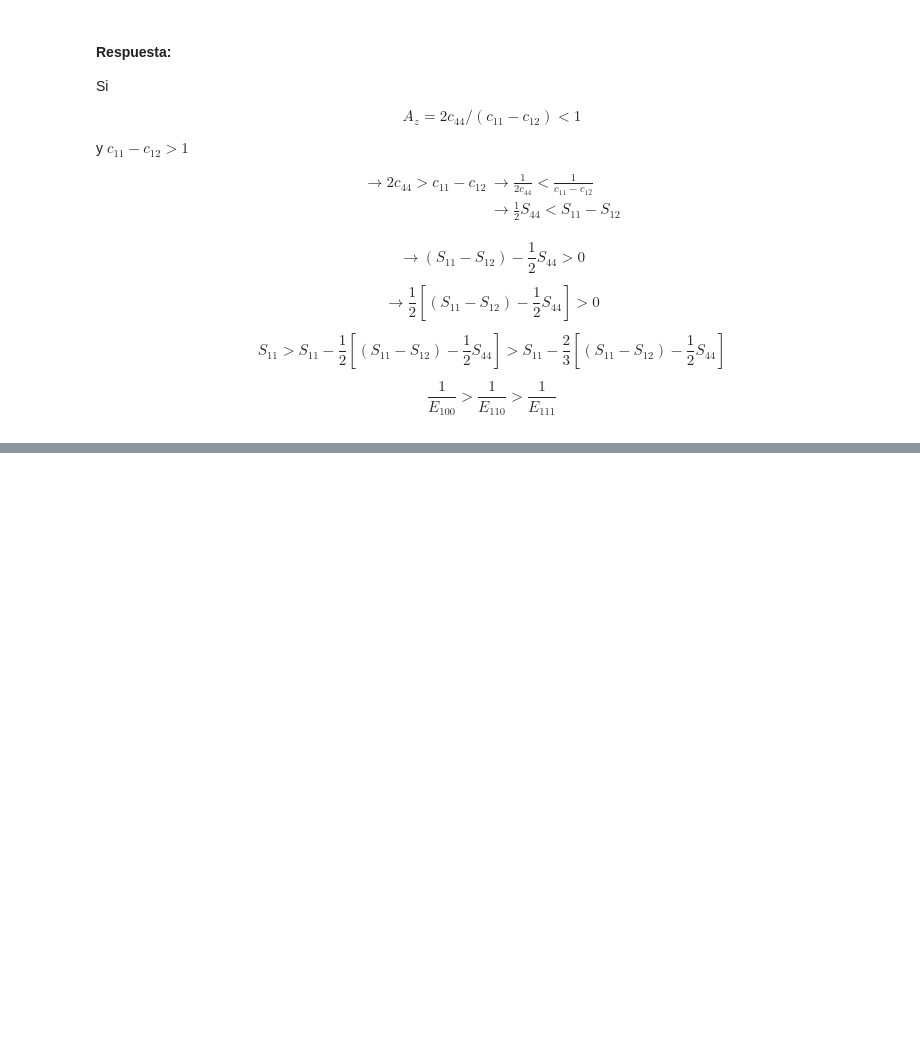
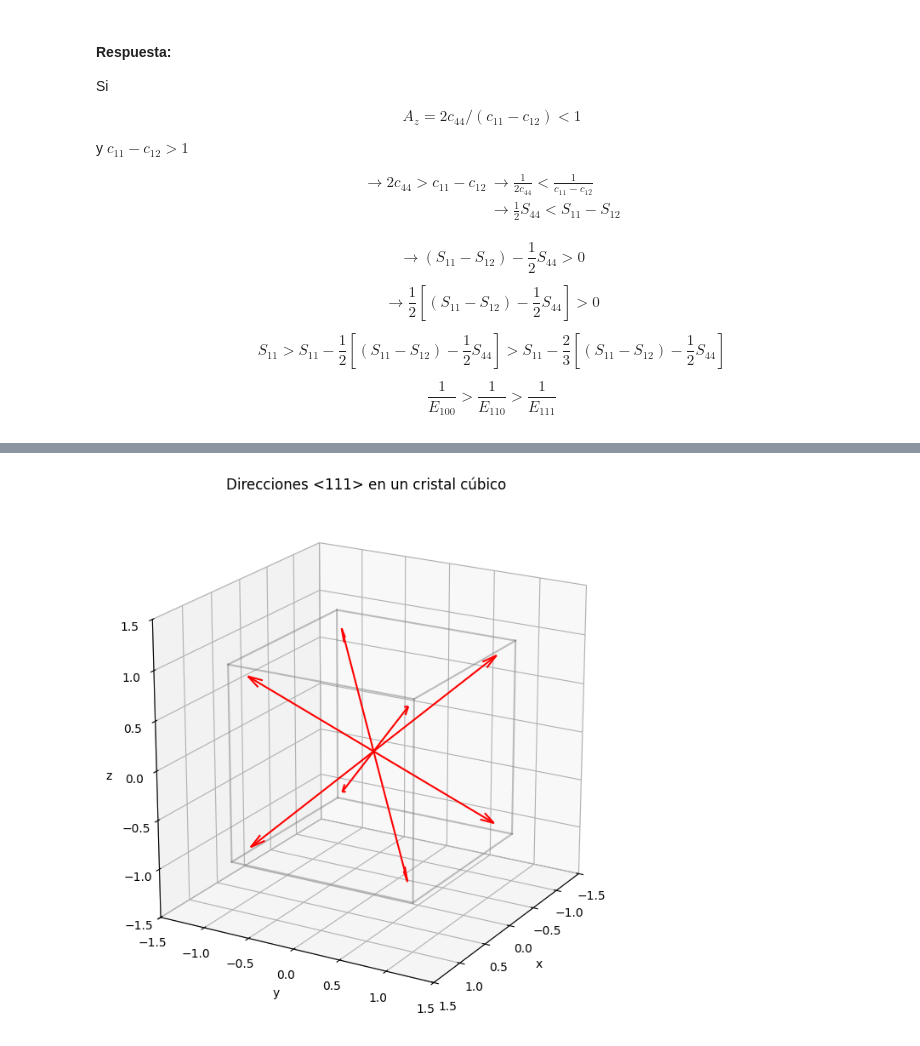
Before and after one commit to xquintaesenciax/smn, a Jupyter notebook: MSN-Guia.ipynb, the cells around one changed output, grey strips where cells are left out. Drawn from its saved outputs; the diff is of its cells as text; code cells hidden in the pictures; blank space fills up the shorter version.

```diff
--- a/MSN-Guia.ipynb
+++ b/MSN-Guia.ipynb
@@ -1580,0 +1977,58 @@ donde en $BaFeO_{3}$ se considera $z = 6$ por los 6 vecinos magnéticos Fe conec
+# %%
+import numpy as np
+import matplotlib.pyplot as plt
+
+# Direcciones <111>
+directions = [
+    [1, 1, 1],
+    [1, 1, -1],
+    [1, -1, 1],
+    [1, -1, -1],
+    [-1, 1, 1],
+    [-1, 1, -1],
+    [-1, -1, 1],
+    [-1, -1, -1],
+]
+
+# Normalizamos las direcciones
+directions = np.array([v/np.linalg.norm(v) for v in directions])
+
+# Configuración del gráfico
+fig = plt.figure(figsize=(8, 8))
+ax = fig.add_subplot(111, projection='3d')
+
+# Dibujamos los bordes del cubo
+r = [-1, 1]
+for s, e in [
+    [[-1, -1, -1], [1, -1, -1]],
+    [[-1, -1, -1], [-1, 1, -1]],
+    [[-1, -1, -1], [-1, -1, 1]],
+    [[1, 1, 1], [-1, 1, 1]],
+    [[1, 1, 1], [1, -1, 1]],
+    [[1, 1, 1], [1, 1, -1]],
+    [[-1, 1, -1], [1, 1, -1]],
+    [[-1, 1, -1], [-1, 1, 1]],
+    [[1, -1, -1], [1, 1, -1]],
+    [[1, -1, -1], [1, -1, 1]],
+    [[-1, -1, 1], [1, -1, 1]],
+    [[-1, -1, 1], [-1, 1, 1]]
+]:
+    ax.plot3D(*zip(s, e), color="gray", alpha=0.5)
+
+# Dibujamos los vectores <111>
+for vec in directions:
+    ax.quiver(0, 0, 0, *vec, color="red", length=1.5, arrow_length_ratio=0.1)
+
+# Ajustes finales
+ax.set_xlim([-1.5, 1.5])
+ax.set_ylim([-1.5, 1.5])
+ax.set_zlim([-1.5, 1.5])
+ax.set_xlabel("x")
+ax.set_ylabel("y")
+ax.set_zlabel("z")
+ax.set_title("Direcciones <111> en un cristal cúbico")
+ax.view_init(elev=20, azim=30)
+ax.set_box_aspect([1, 1, 1])
+plt.show()
+# %% [output]
+[figure, added]
```
Also changed, not shown: parts of 21 cells of this notebook, 6 other files.
